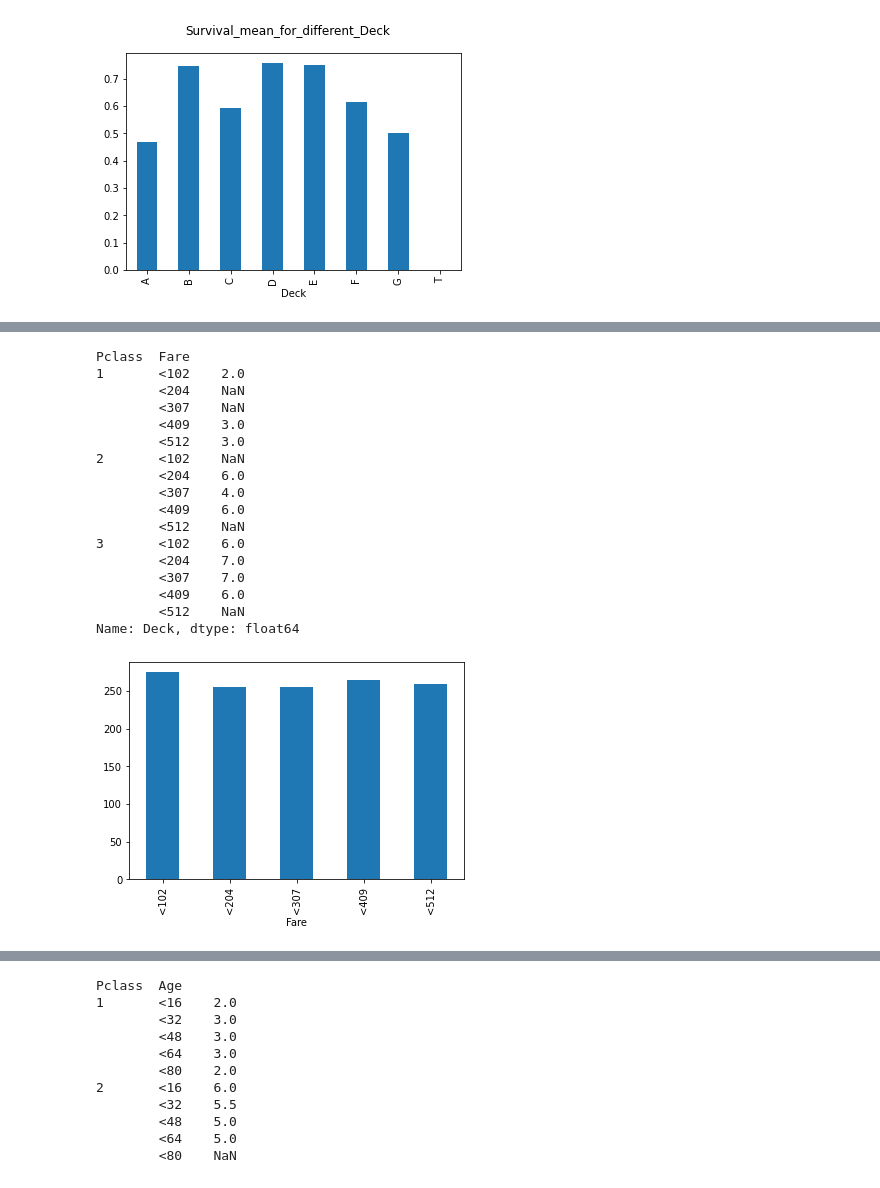
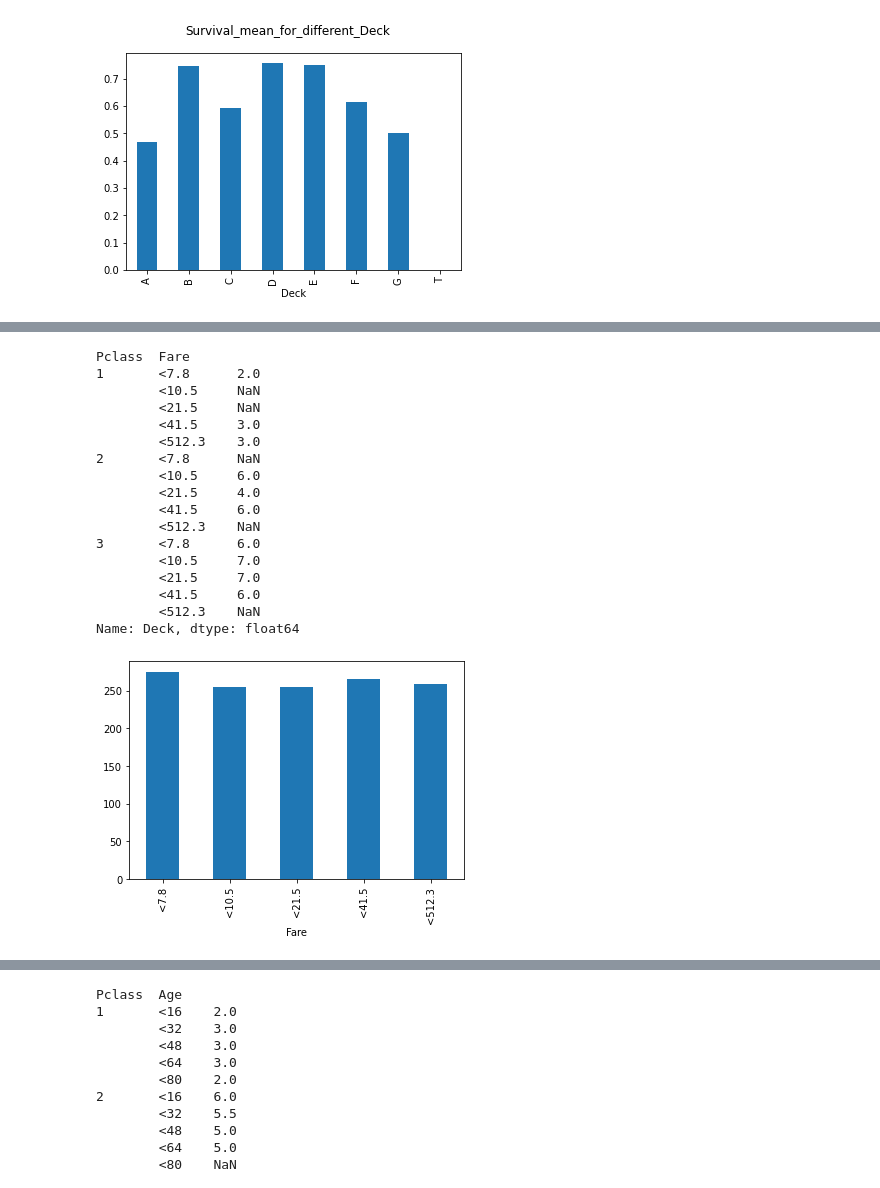
Before and after one commit to johnhhu2020/Kaggle-Machine-Learning-Feature-Engineering, a Jupyter notebook: 87%_Titanic_MachineLearning.ipynb, the cells around one changed output, grey strips where cells are left out. Cells and saved outputs as stored; diff of their text form; code cells hidden in the pictures.

```diff
--- a/87%_Titanic_MachineLearning.ipynb
+++ b/87%_Titanic_MachineLearning.ipynb
@@ -374,42 +388,45 @@ Text(0.5, 0.98, 'Survival_mean_for_different_Deck')
 # %%
-############################################################################################################################# Groupby Pclass Fare
+#############################################################################################################################  Fare_bin????????????????????
 
-df_all['Fare']=pd.qcut(df_all['Fare'],5,labels=["<102","<204","<307","<409","<512"])
+#################################################################################################################################
+
+
+df_all['Fare']=pd.qcut(df_all['Fare'],5,labels=["<7.8","<10.5","<21.5","<41.5","<512.3"])
 ###JHU change the orignal ,labels=["<7.8","<10.5","<21.5","<41.5","<512.3"] to ,labels=["<102","<204","<307","<409","<512"]
 
 df_all.groupby('Fare')['Fare'].count().plot(kind='bar')
 
 # map letters to numbers so we could do mathematical operations, then we'll convert back to letters
 deck_dict = {'A': 1,
 'B': 2,
 'C': 3,
 'D': 4,
 'E': 5,
 'F': 6,
 'G': 7,
 'T': 8
 }
 df_all['Deck'] = df_all['Deck'].map(deck_dict)
 
 # group by Pclass and Fare and make the median
 median_deck = df_all.groupby(['Pclass','Fare'])
 median_deck['Deck'].median()
 # %% [output]
 Pclass  Fare
-1       <102    2.0
-        <204    NaN
-        <307    NaN
-        <409    3.0
-        <512    3.0
-2       <102    NaN
-        <204    6.0
-        <307    4.0
-        <409    6.0
-        <512    NaN
-3       <102    6.0
-        <204    7.0
-        <307    7.0
-        <409    6.0
-        <512    NaN
+1       <7.8      2.0
+        <10.5     NaN
+        <21.5     NaN
+        <41.5     3.0
+        <512.3    3.0
+2       <7.8      NaN
+        <10.5     6.0
+        <21.5     4.0
+        <41.5     6.0
+        <512.3    NaN
+3       <7.8      6.0
+        <10.5     7.0
+        <21.5     7.0
+        <41.5     6.0
+        <512.3    NaN
 Name: Deck, dtype: float64
-[figure, old version]
+[figure, new version]
```
Also changed, not shown: parts of 41 cells of this notebook.
